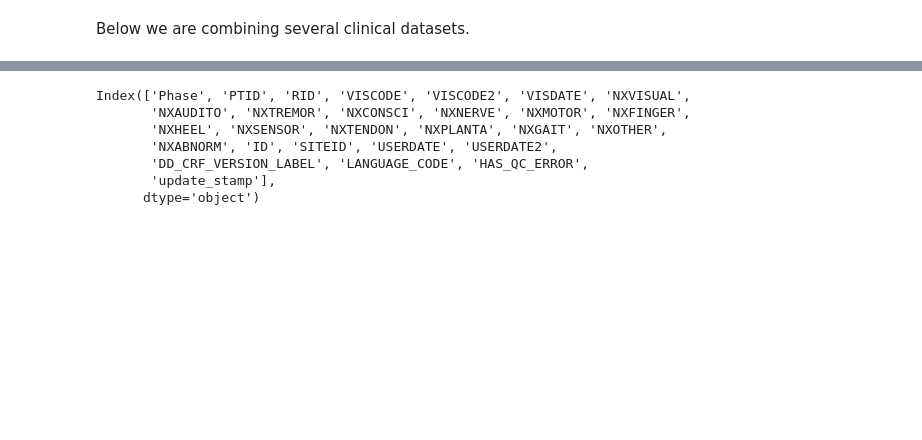
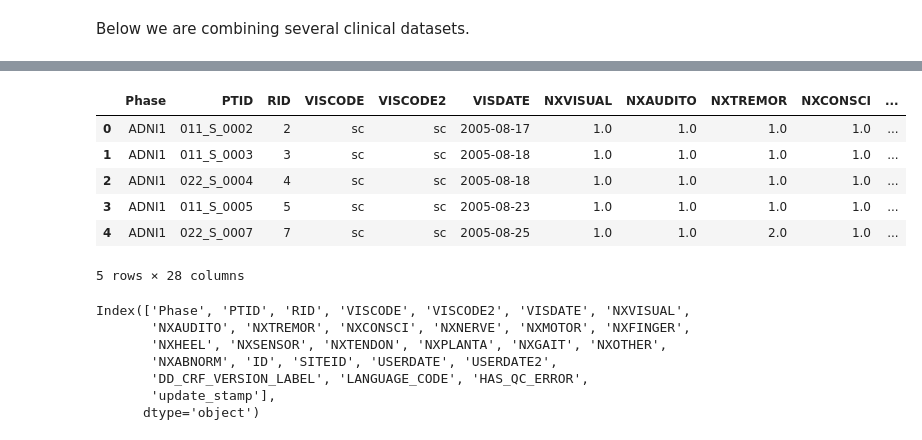
Before and after one commit to iponugoti/ADDetection, a Jupyter notebook: preprocess_clinical/create_clinical_dataset.ipynb, the cells around one changed output, grey strips where cells are left out. Saved outputs shown, nothing was run; the diff lists cells and outputs as text; code cells hidden in the pictures; blank space fills up the shorter version.

```diff
--- a/preprocess_clinical/create_clinical_dataset.ipynb
+++ b/preprocess_clinical/create_clinical_dataset.ipynb
@@ -22,5 +40,14 @@ demo = pd.read_csv("PTDEMOG.csv").rename(columns={"PHASE":"Phase"})
 # %%
 neuro = pd.read_csv("NEUROEXM.csv").rename(columns={"PHASE":"Phase"})
+neuro.head()
+# %% [output]
+|  | Phase | PTID | RID | VISCODE | VISCODE2 | VISDATE | NXVISUAL | NXAUDITO | NXTREMOR | NXCONSCI | ... |
+| 0 | ADNI1 | 011_S_0002 | 2 | sc | sc | 2005-08-17 | 1.0 | 1.0 | 1.0 | 1.0 | ... |
+| 1 | ADNI1 | 011_S_0003 | 3 | sc | sc | 2005-08-18 | 1.0 | 1.0 | 1.0 | 1.0 | ... |
+| 2 | ADNI1 | 022_S_0004 | 4 | sc | sc | 2005-08-18 | 1.0 | 1.0 | 1.0 | 1.0 | ... |
+| 3 | ADNI1 | 011_S_0005 | 5 | sc | sc | 2005-08-23 | 1.0 | 1.0 | 1.0 | 1.0 | ... |
+| 4 | ADNI1 | 022_S_0007 | 7 | sc | sc | 2005-08-25 | 1.0 | 1.0 | 2.0 | 1.0 | ... |
+5 rows × 28 columns
 # %%
 neuro.columns
 # %% [output]
```
Also changed, not shown: parts of 32 cells of this notebook, 8 other files.
